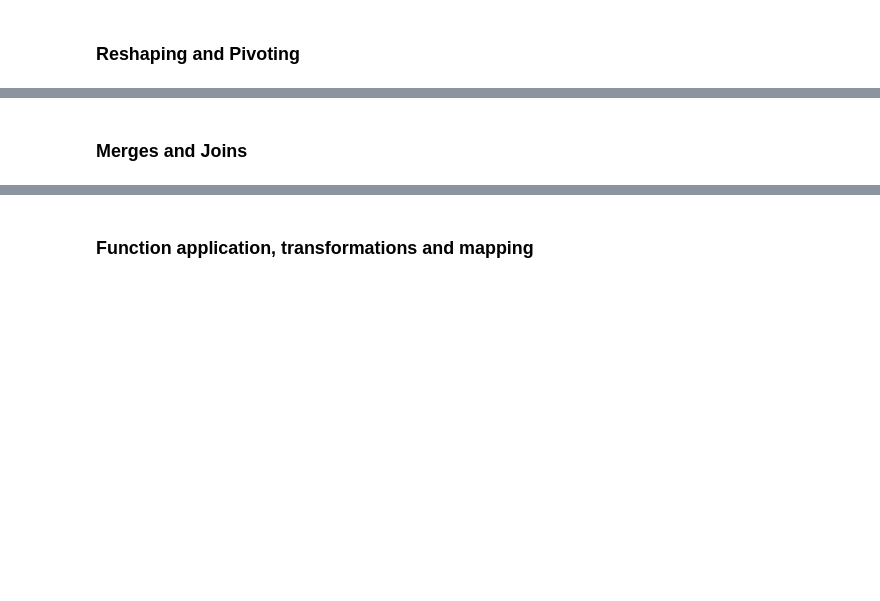
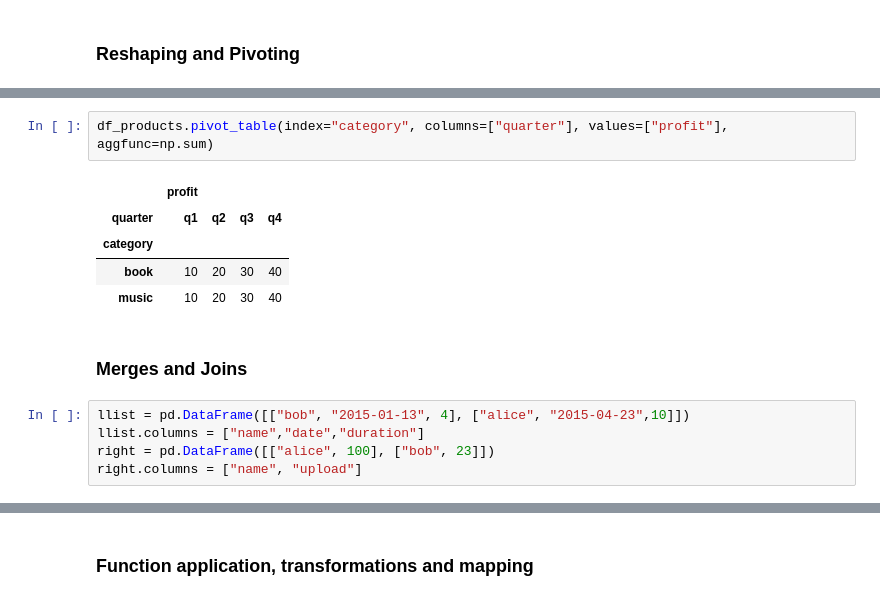
Before and after one commit to infinite-Joy/spark-scala-tutorial, a Jupyter notebook: notebooks/common pandas transformations.ipynb, the cells around one changed output, grey strips where cells are left out. Cells and saved outputs as stored; diff of their text form; blank space fills up the shorter version.

Commit message:
pandas understand the merges, joins, reshaping and pivoting.

```diff
--- a/notebooks/common pandas transformations.ipynb
+++ b/notebooks/common pandas transformations.ipynb
@@ -290,2 +310,15 @@ house_prices_df.sort_values("MSSubClass", ascending=False).head()
+# %%
+df_products.pivot_table(index="category", columns=["quarter"], values=["profit"], aggfunc=np.sum)
+# %% [output]
+|  | profit |  |  |  |
+| quarter | q1 | q2 | q3 | q4 |
+| category |  |  |  |  |
+| book | 10 | 20 | 30 | 40 |
+| music | 10 | 20 | 30 | 40 |
 # %% [markdown]
 ### Merges and Joins
+# %%
+llist = pd.DataFrame([["bob", "2015-01-13", 4], ["alice", "2015-04-23",10]])
+llist.columns = ["name","date","duration"]
+right = pd.DataFrame([["alice", 100], ["bob", 23]])
+right.columns = ["name", "upload"]
```
Also changed, not shown: parts of 4 cells of this notebook.
